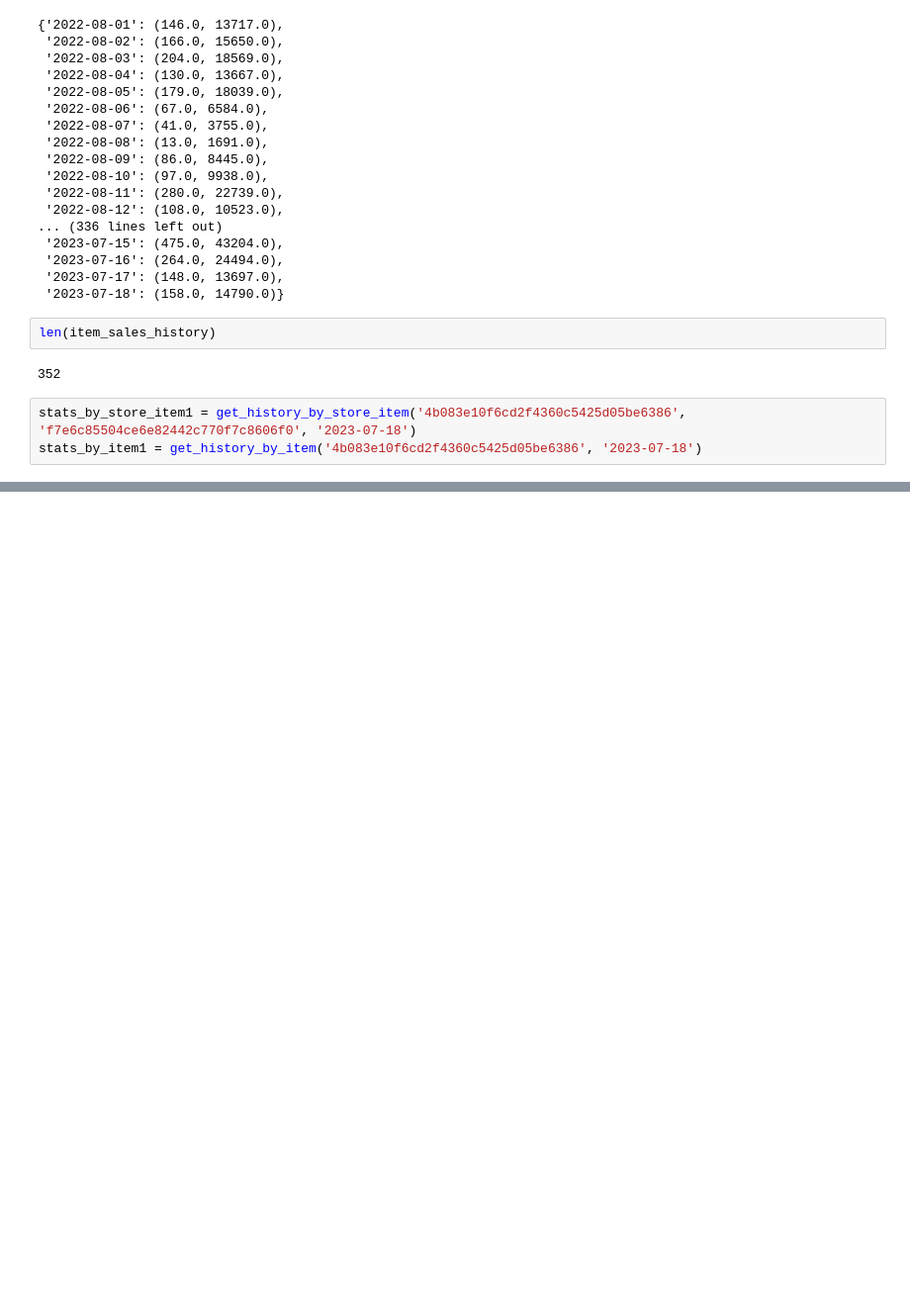
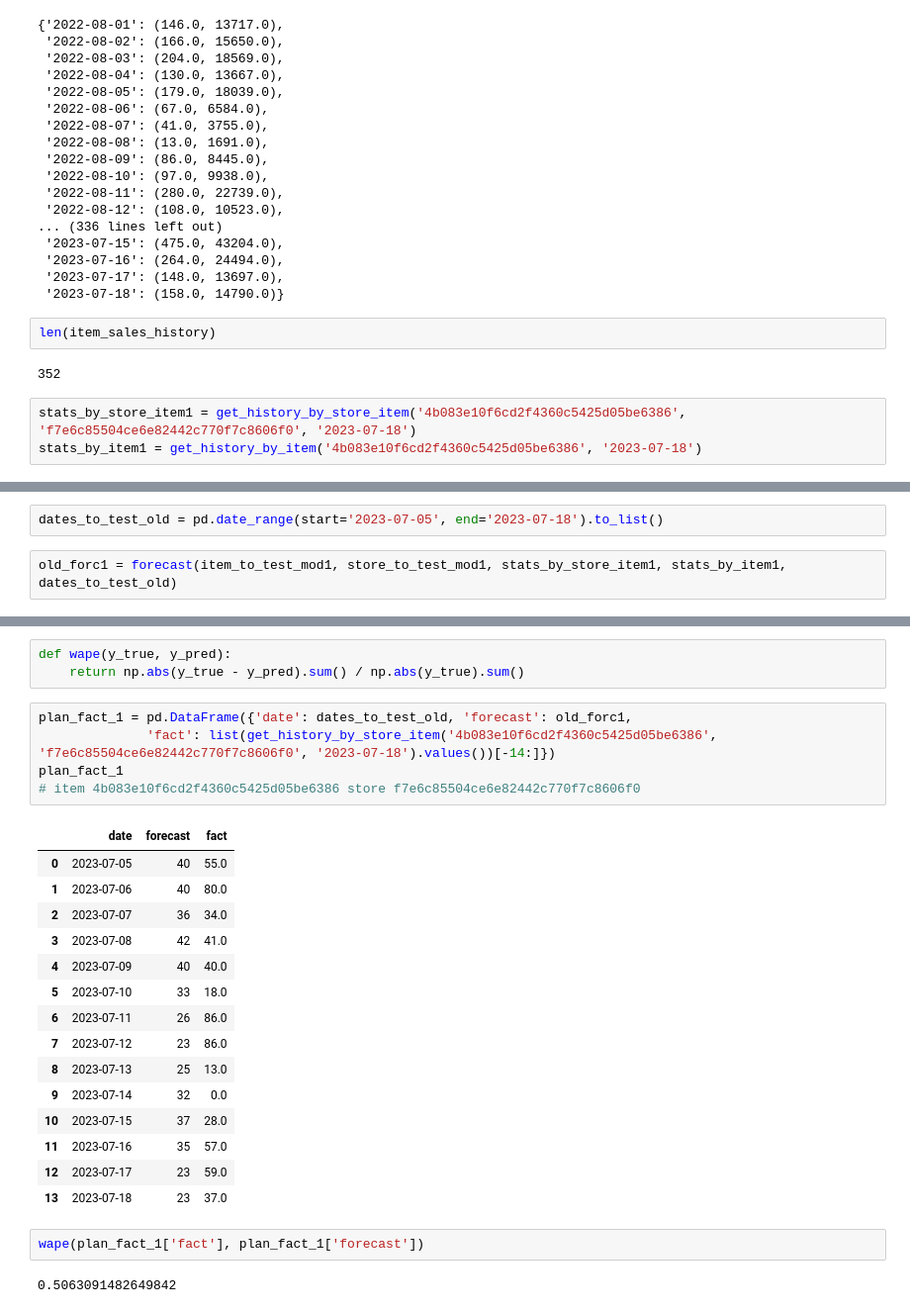
Before and after one commit to Mobius-band-12/DS, a Jupyter notebook: testing_forecast_func.ipynb, the cells around one changed output, grey strips where cells are left out. Shown at 99% size. Cells and saved outputs as stored; diff of their text form; blank space fills up the shorter version.

```diff
--- a/testing_forecast_func.ipynb
+++ b/testing_forecast_func.ipynb
@@ -122,0 +123,4 @@ forecast(item_to_test_mod1, store_to_test_mod1, stats_by_store_item1, stats_by_i
+# %%
+dates_to_test_old = pd.date_range(start='2023-07-05', end='2023-07-18').to_list()
+# %%
+old_forc1 = forecast(item_to_test_mod1, store_to_test_mod1, stats_by_store_item1, stats_by_item1, dates_to_test_old)
@@ -131,0 +237,28 @@ forecast(item_to_test_mod2, store_to_test_mod2, stats_by_store_item2, stats_by_i
+# %%
+def wape(y_true, y_pred):
+    return np.abs(y_true - y_pred).sum() / np.abs(y_true).sum()
+# %%
+plan_fact_1 = pd.DataFrame({'date': dates_to_test_old, 'forecast': old_forc1,
+              'fact': list(get_history_by_store_item('4b083e10f6cd2f4360c5425d05be6386', 'f7e6c85504ce6e82442c770f7c8606f0', '2023-07-18').values())[-14:]})
+plan_fact_1
+# item 4b083e10f6cd2f4360c5425d05be6386 store f7e6c85504ce6e82442c770f7c8606f0
+# %% [output]
+|  | date | forecast | fact |
+| 0 | 2023-07-05 | 40 | 55.0 |
+| 1 | 2023-07-06 | 40 | 80.0 |
+| 2 | 2023-07-07 | 36 | 34.0 |
+| 3 | 2023-07-08 | 42 | 41.0 |
+| 4 | 2023-07-09 | 40 | 40.0 |
+| 5 | 2023-07-10 | 33 | 18.0 |
+| 6 | 2023-07-11 | 26 | 86.0 |
+| 7 | 2023-07-12 | 23 | 86.0 |
+| 8 | 2023-07-13 | 25 | 13.0 |
+| 9 | 2023-07-14 | 32 | 0.0 |
+| 10 | 2023-07-15 | 37 | 28.0 |
+| 11 | 2023-07-16 | 35 | 57.0 |
+| 12 | 2023-07-17 | 23 | 59.0 |
+| 13 | 2023-07-18 | 23 | 37.0 |
+# %%
+wape(plan_fact_1['fact'], plan_fact_1['forecast'])
+# %% [output]
+0.5063091482649842
```
Also changed, not shown: parts of 22 cells of this notebook, 1 other file.
